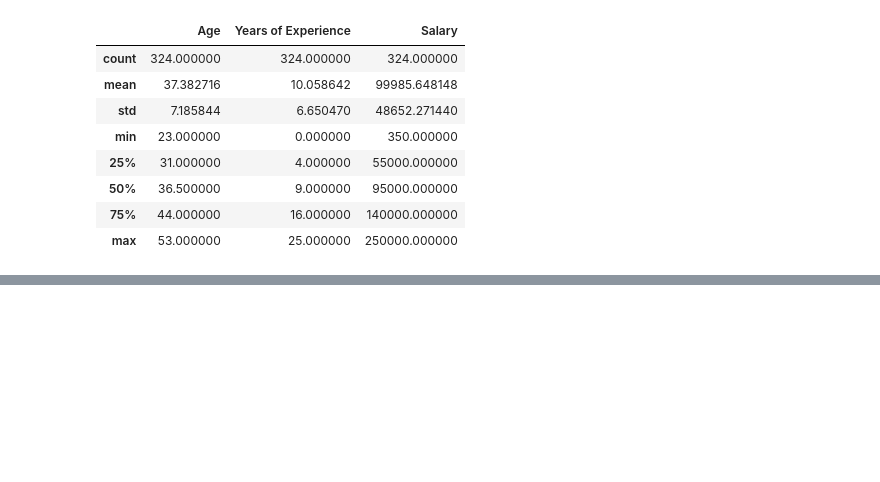
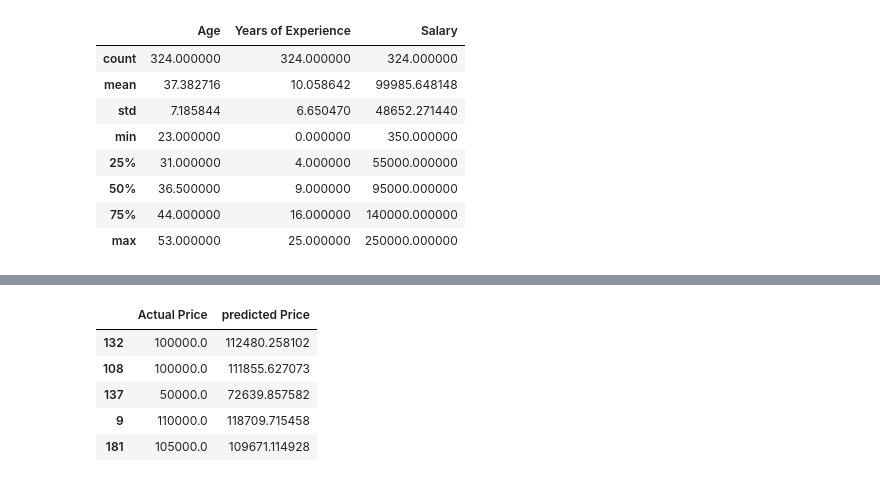
Before and after one commit to Prakalp-74/Salary-prediction-ML, a Jupyter notebook: salary_prediction.ipynb, the cells around one changed output, grey strips where cells are left out. Saved outputs shown, nothing was run; the diff lists cells and outputs as text; code cells hidden in the pictures; blank space fills up the shorter version.

```diff
--- a/salary_prediction.ipynb
+++ b/salary_prediction.ipynb
@@ -98,7 +98,7 @@ Index(['Age', 'Gender', 'Education Level', 'Job Title', 'Years of Experience',
        'Salary'],
       dtype='str')
 # %%
-df = pd.get_dummies(df)
+df = pd.get_dummies(df, drop_first=True)
 # %%
 X = df.drop("Salary", axis=1)
 y = df["Salary"]
@@ -146,0 +147,2 @@ ValueError: could not convert string to float: 'Male'
+# %%
+predictions = model.predict(X_test)
@@ -146,0 +169,5 @@ ValueError: could not convert string to float: 'Male'
+# %%
+comparison = pd.DataFrame({
+    "Actual Price": y_test,
+    "predicted Price": predictions
+})
@@ -146,0 +191,9 @@ ValueError: could not convert string to float: 'Male'
+# %%
+comparison.head()
+# %% [output]
+|  | Actual Price | predicted Price |
+| 132 | 100000.0 | 112480.258102 |
+| 108 | 100000.0 | 111855.627073 |
+| 137 | 50000.0 | 72639.857582 |
+| 9 | 110000.0 | 118709.715458 |
+| 181 | 105000.0 | 109671.114928 |
```
Also changed, not shown: parts of 4 cells of this notebook.
